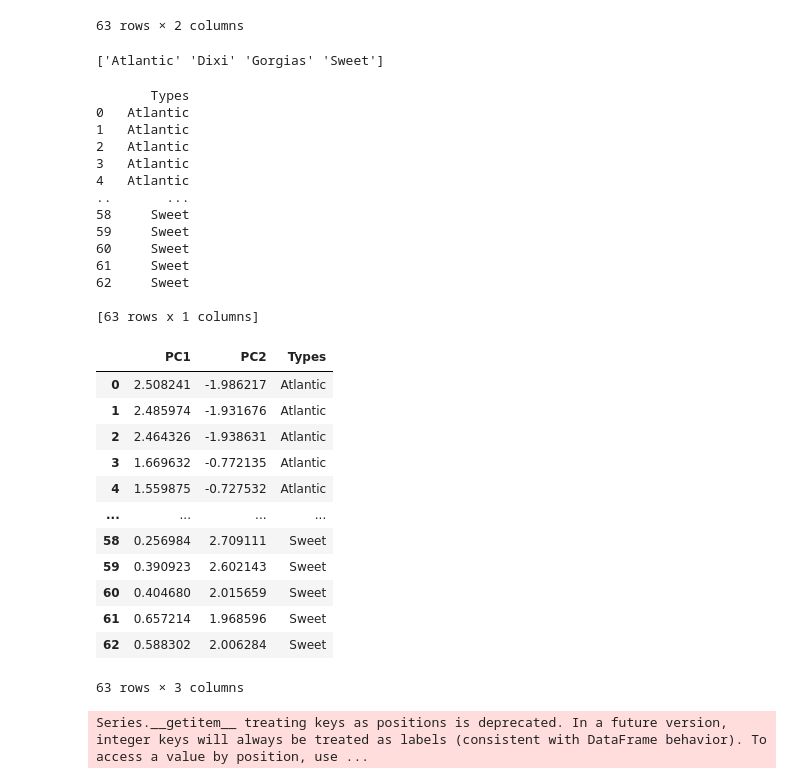
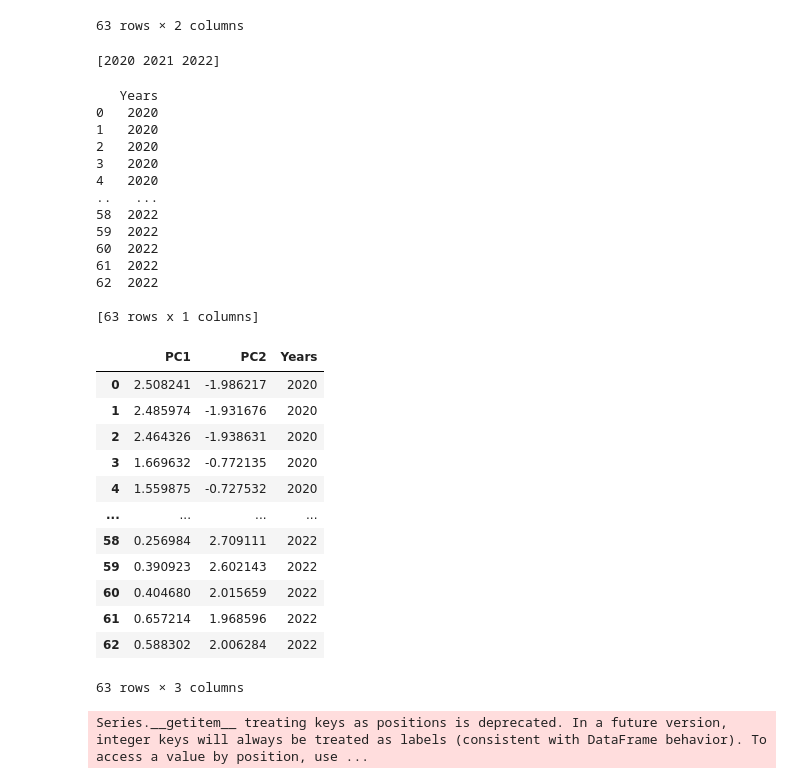
Before and after one commit to Jadelu03/M2_project, a Jupyter notebook: Task2.ipynb, the cells around one changed output. Drawn from its saved outputs; the diff is of its cells as text; code cells hidden in the pictures.

```diff
--- a/Task2.ipynb
+++ b/Task2.ipynb
@@ -388,12 +443,13 @@ df
 63 rows × 12 columns
 # %%
 # extract data, target_name, feature_name
-new_df = df[['Blueberry_Type', 'VitB9', 'VitK', 'VitE', 'VitB3', 'VitB1', 'VitC', 'VitA']]
+new_df = df[['Year', 'VitB9', 'VitK', 'VitE', 'VitB3', 'VitB1', 'VitC', 'VitA']]
 print(new_df)
+
 new_df_numeric = df[['VitB9', 'VitK', 'VitE', 'VitB3', 'VitB1', 'VitC', 'VitA']]
 # assign data
 new_df_data = new_df_numeric.to_numpy()
-target = new_df['Blueberry_Type']
+target = new_df['Year']
 print(f'target:{target}')
 target_name = target.unique()
 print(target_name)
@@ -522,54 +578,53 @@ scores_df
 # %%
 print(target_name)
 # %% [output]
-['Atlantic' 'Dixi' 'Gorgias' 'Sweet']
+[2020 2021 2022]
 # %%
 # create an empty array object for Y_label
 Y_label = []
 
 for i in Y:
-  if i == 'Atlantic':
-    Y_label.append('Atlantic')
-  elif i == 'Dixi':
-    Y_label.append('Dixi')
-  elif i == 'Gorgias':
-    Y_label.append('Gorgias')
+  if i == 2020:
+    Y_label.append('2020')
+  elif i == 2021:
+    Y_label.append('2021')
   else:
-    Y_label.append('Sweet')
+    Y_label.append('2022')
+
 
 # create a df for fiber
-Types = pd.DataFrame(Y_label, columns=['Types'])
+Types = pd.DataFrame(Y_label, columns=['Years'])
 print(Types)
 # combine two df scores and Fiber together
 df_scores = pd.concat([scores_df, Types], axis=1)
 df_scores
 # %% [output]
-       Types
-0   Atlantic
-1   Atlantic
-2   Atlantic
-3   Atlantic
-4   Atlantic
-..       ...
-58     Sweet
-59     Sweet
-60     Sweet
-61     Sweet
-62     Sweet
+   Years
+0   2020
+1   2020
+2   2020
+3   2020
+4   2020
+..   ...
+58  2022
+59  2022
+60  2022
+61  2022
+62  2022
 
 [63 rows x 1 columns]
-|  | PC1 | PC2 | Types |
-| 0 | 2.508241 | -1.986217 | Atlantic |
-| 1 | 2.485974 | -1.931676 | Atlantic |
-| 2 | 2.464326 | -1.938631 | Atlantic |
-| 3 | 1.669632 | -0.772135 | Atlantic |
-| 4 | 1.559875 | -0.727532 | Atlantic |
+|  | PC1 | PC2 | Years |
+| 0 | 2.508241 | -1.986217 | 2020 |
+| 1 | 2.485974 | -1.931676 | 2020 |
+| 2 | 2.464326 | -1.938631 | 2020 |
+| 3 | 1.669632 | -0.772135 | 2020 |
+| 4 | 1.559875 | -0.727532 | 2020 |
 | ... | ... | ... | ... |
-| 58 | 0.256984 | 2.709111 | Sweet |
-| 59 | 0.390923 | 2.602143 | Sweet |
-| 60 | 0.404680 | 2.015659 | Sweet |
-| 61 | 0.657214 | 1.968596 | Sweet |
-| 62 | 0.588302 | 2.006284 | Sweet |
+| 58 | 0.256984 | 2.709111 | 2022 |
+| 59 | 0.390923 | 2.602143 | 2022 |
+| 60 | 0.404680 | 2.015659 | 2022 |
+| 61 | 0.657214 | 1.968596 | 2022 |
+| 62 | 0.588302 | 2.006284 | 2022 |
 63 rows × 3 columns
 # %%
 explained_variance_df.iloc[1][0]
```
Also changed, not shown: parts of 6 cells of this notebook, 1 other file.
